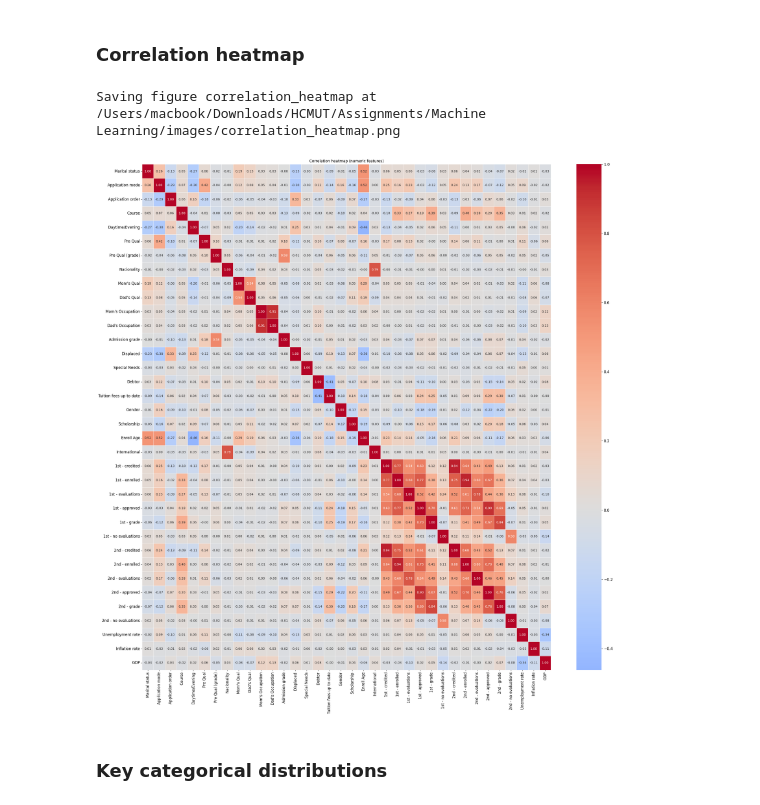
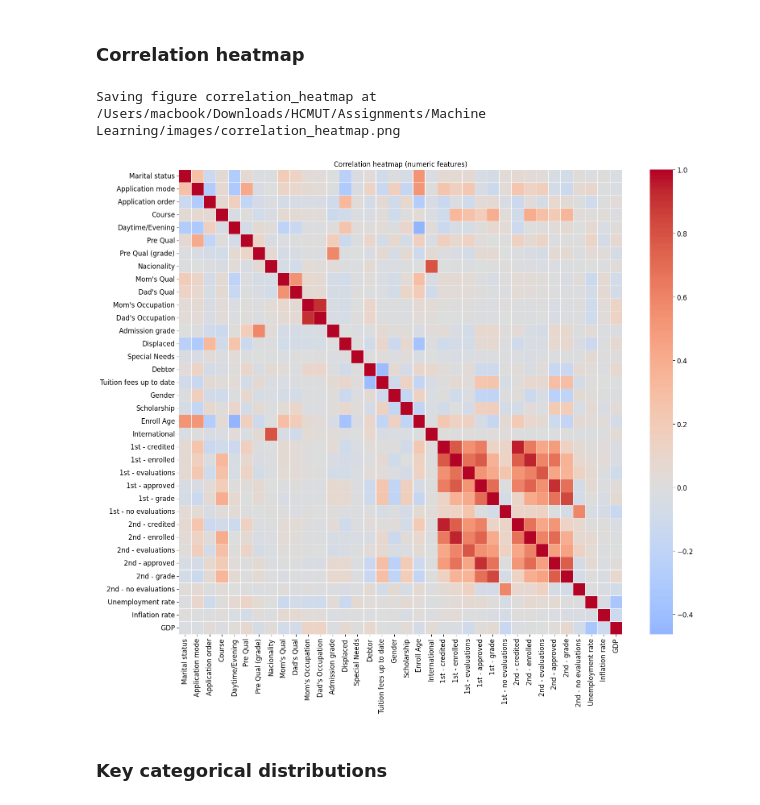
Before and after one commit to doxncwfn/mlassignmenthcmut, a Jupyter notebook: src/visualize.ipynb, the cells around one changed output. Cells and saved outputs as stored; diff of their text form; code cells hidden in the pictures.

```diff
--- a/src/visualize.ipynb
+++ b/src/visualize.ipynb
@@ -178,14 +207,13 @@ Saving figure numeric_histograms at /Users/macbook/Downloads/HCMUT/Assignments/M
 ### Correlation heatmap
 # %%
 corr = df[numeric_cols].corr()
-plt.figure(figsize=(25, 25))
-sns.heatmap(corr, cmap='coolwarm', center=0, square=False, annot=True, linewidths=0.5, fmt=".2f")
+plt.figure(figsize=(16, 14))
+sns.heatmap(corr, cmap='coolwarm', center=0, square=False, linewidths=0.5)
 plt.title('Correlation heatmap (numeric features)')
-# plt.tight_layout()
 save_fig('correlation_heatmap')
 # %% [output]
 Saving figure correlation_heatmap at /Users/macbook/Downloads/HCMUT/Assignments/Machine Learning/images/correlation_heatmap.png
-[figure, old version]
+[figure, new version]
 # %% [markdown]
 ### Key categorical distributions
 # %%
```
Also changed, not shown: parts of 1 cell of this notebook, 6 other files.
